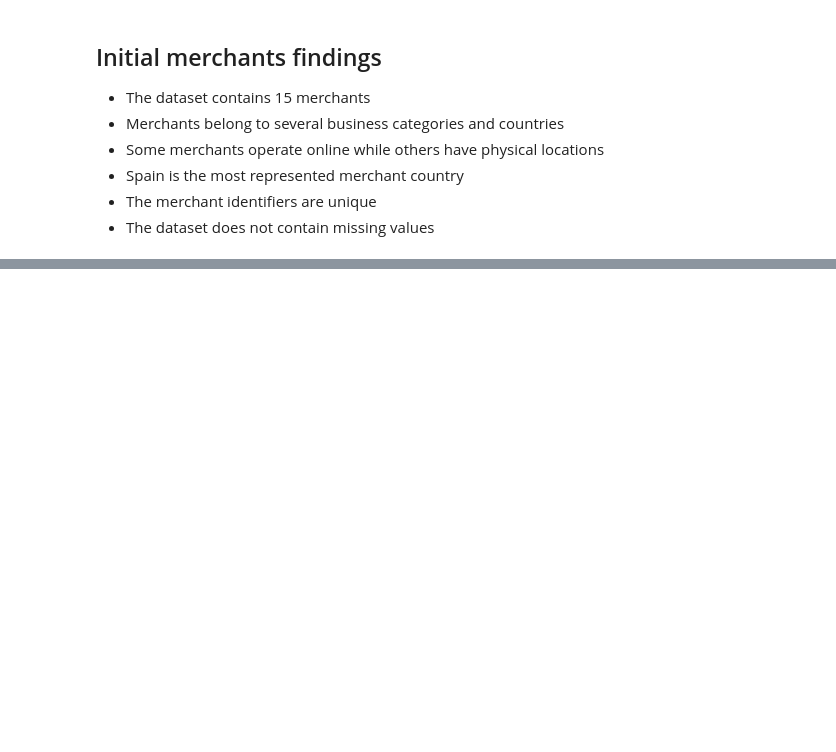
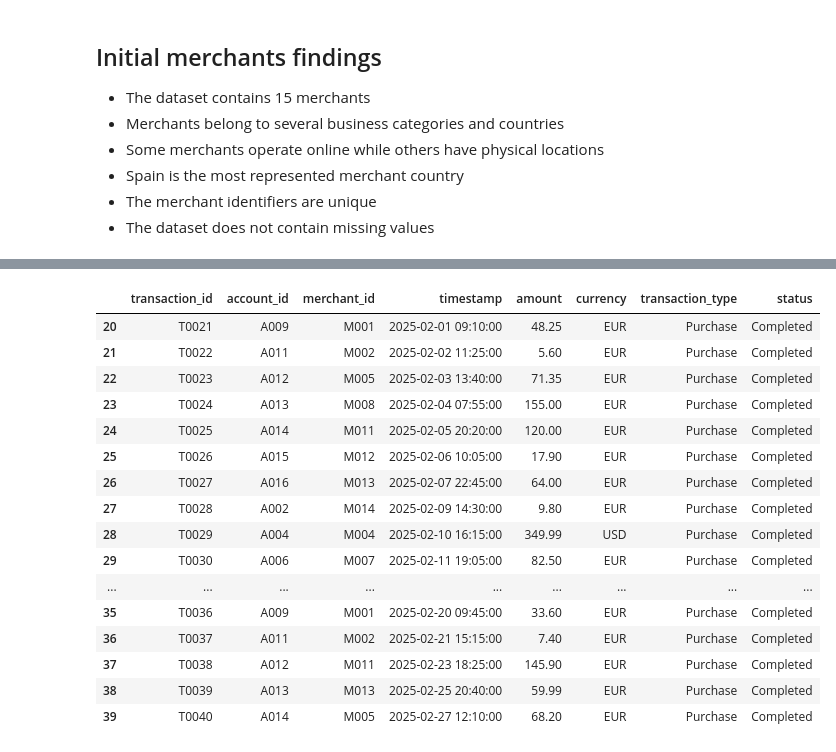
Before and after one commit to glezirene/transaction-intelligence, a Jupyter notebook: notebooks/01_data_exploration.ipynb, the cells around one changed output, grey strips where cells are left out. Saved outputs shown, nothing was run; the diff lists cells and outputs as text; code cells hidden in the pictures; blank space fills up the shorter version.

```diff
--- a/notebooks/01_data_exploration.ipynb
+++ b/notebooks/01_data_exploration.ipynb
@@ -763,0 +768,3 @@ merchant_summary
+# %%
+transactions_path = (project_root / "data" / "raw" / "transactions.csv")
+transactions_path
@@ -763,0 +777,3 @@ merchant_summary
+# %%
+transactions = pd.read_csv(transactions_path)
+transactions.head()
@@ -763,0 +818,4 @@ merchant_summary
+# %%
+# Converting timestamp column to datetime format
+transactions["timestamp"] = pd.to_datetime(transactions["timestamp"],
+                                           format = "%Y-%m-%d %H:%M:%S")
@@ -763,0 +937,26 @@ merchant_summary
+# %%
+february_start = pd.Timestamp("2025-02-01")
+march_start = pd.Timestamp("2025-03-01")
+# %%
+february_transactions = transactions.loc[(transactions["timestamp"] >= february_start)
+                                         & (transactions["timestamp"] < march_start)
+                                         ]
+february_transactions
+# %% [output]
+|  | transaction_id | account_id | merchant_id | timestamp | amount | currency | transaction_type | status |
+| 20 | T0021 | A009 | M001 | 2025-02-01 09:10:00 | 48.25 | EUR | Purchase | Completed |
+| 21 | T0022 | A011 | M002 | 2025-02-02 11:25:00 | 5.60 | EUR | Purchase | Completed |
+| 22 | T0023 | A012 | M005 | 2025-02-03 13:40:00 | 71.35 | EUR | Purchase | Completed |
+| 23 | T0024 | A013 | M008 | 2025-02-04 07:55:00 | 155.00 | EUR | Purchase | Completed |
+| 24 | T0025 | A014 | M011 | 2025-02-05 20:20:00 | 120.00 | EUR | Purchase | Completed |
+| 25 | T0026 | A015 | M012 | 2025-02-06 10:05:00 | 17.90 | EUR | Purchase | Completed |
+| 26 | T0027 | A016 | M013 | 2025-02-07 22:45:00 | 64.00 | EUR | Purchase | Completed |
+| 27 | T0028 | A002 | M014 | 2025-02-09 14:30:00 | 9.80 | EUR | Purchase | Completed |
+| 28 | T0029 | A004 | M004 | 2025-02-10 16:15:00 | 349.99 | USD | Purchase | Completed |
+| 29 | T0030 | A006 | M007 | 2025-02-11 19:05:00 | 82.50 | EUR | Purchase | Completed |
+| ... | ... | ... | ... | ... | ... | ... | ... | ... |
+| 35 | T0036 | A009 | M001 | 2025-02-20 09:45:00 | 33.60 | EUR | Purchase | Completed |
+| 36 | T0037 | A011 | M002 | 2025-02-21 15:15:00 | 7.40 | EUR | Purchase | Completed |
+| 37 | T0038 | A012 | M011 | 2025-02-23 18:25:00 | 145.90 | EUR | Purchase | Completed |
+| 38 | T0039 | A013 | M013 | 2025-02-25 20:40:00 | 59.99 | EUR | Purchase | Completed |
+| 39 | T0040 | A014 | M005 | 2025-02-27 12:10:00 | 68.20 | EUR | Purchase | Completed |
```
Also changed, not shown: parts of 31 cells of this notebook.
